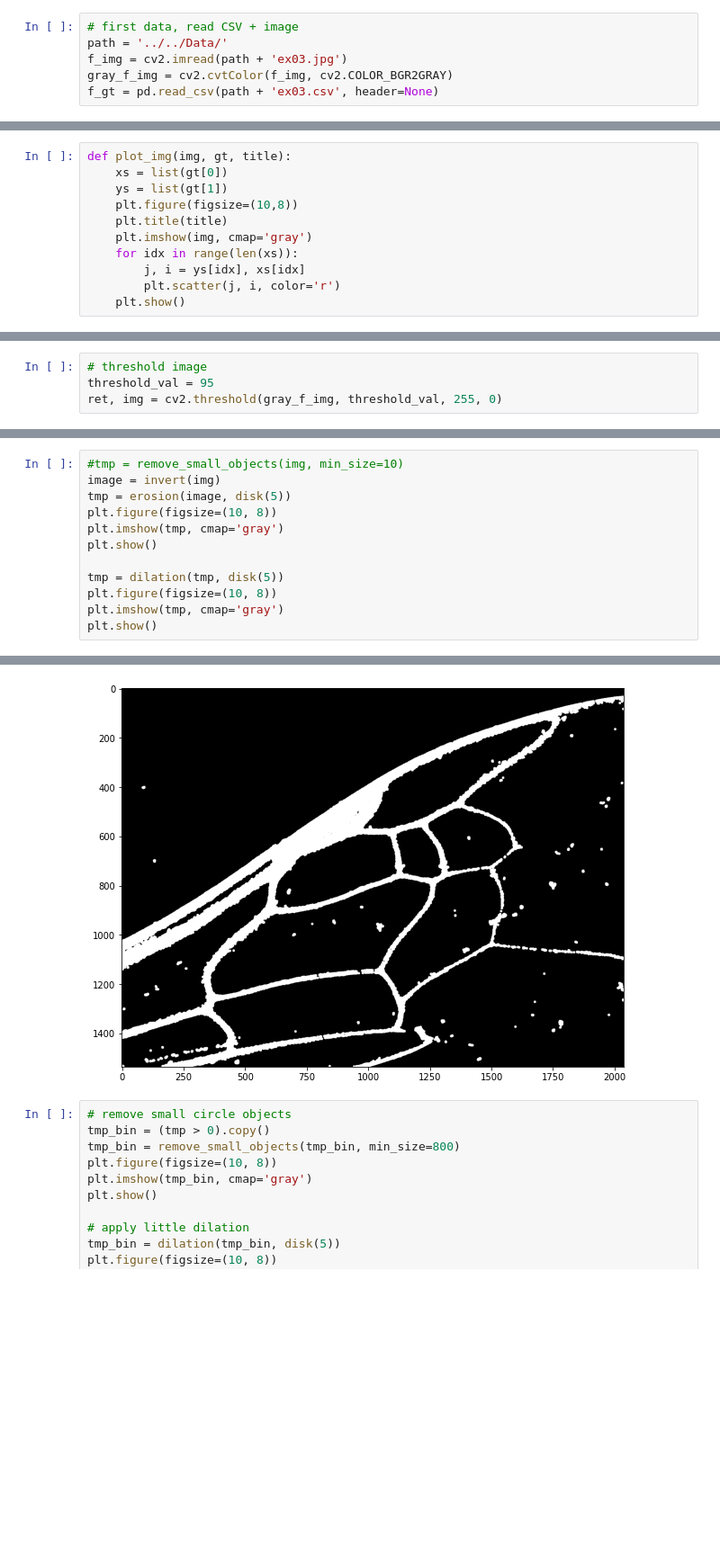
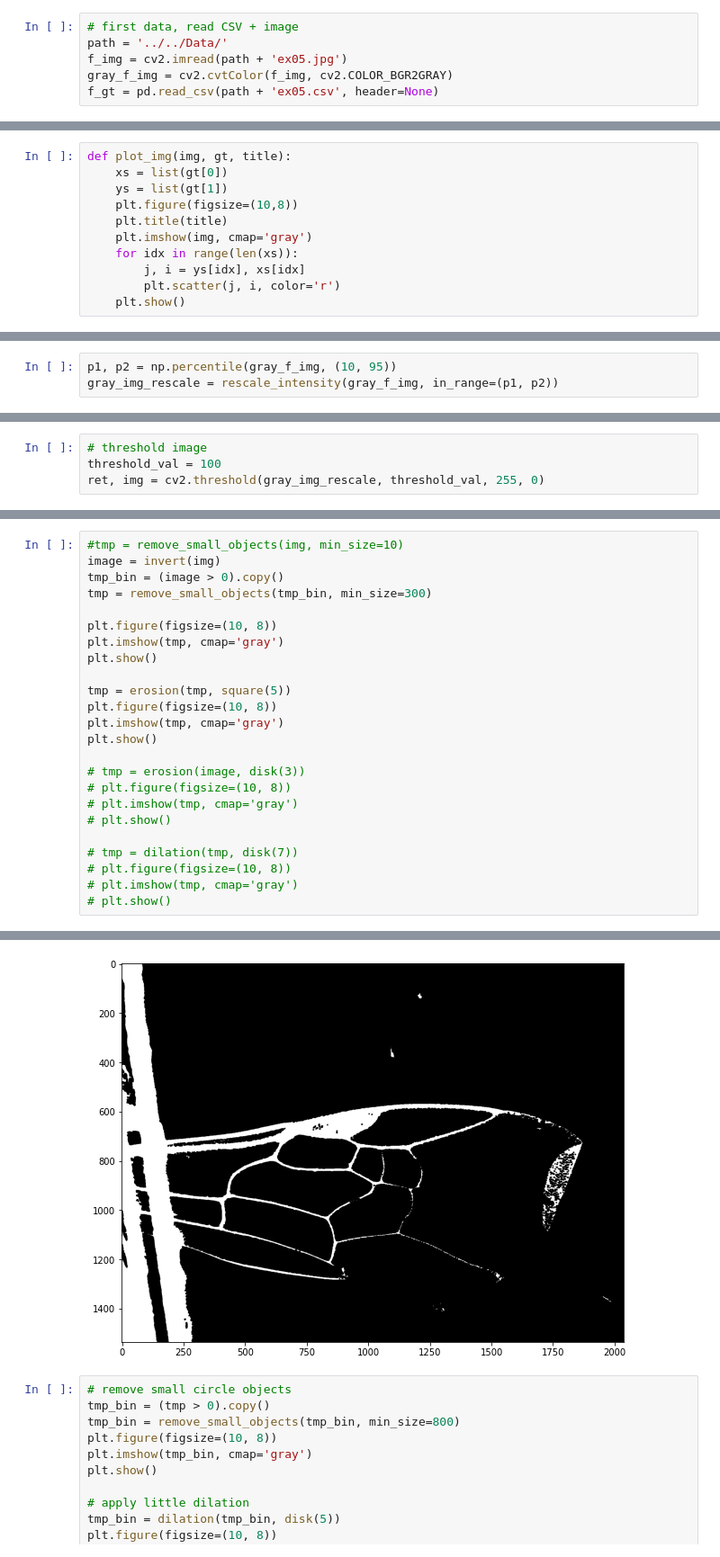
Before and after one commit to drguigui1/bee-wings-venation-matching, a Jupyter notebook: src/tests1.ipynb, the cells around one changed output, grey strips where cells are left out. Shown at 90% size. Drawn from its saved outputs; the diff is of its cells as text; blank space fills up the shorter version.

```diff
--- a/src/tests1.ipynb
+++ b/src/tests1.ipynb
@@ -10,9 +10,9 @@ import scipy.ndimage as ndi
 # %%
 # first data, read CSV + image
 path = '../../Data/'
-f_img = cv2.imread(path + 'ex03.jpg')
+f_img = cv2.imread(path + 'ex05.jpg')
 gray_f_img = cv2.cvtColor(f_img, cv2.COLOR_BGR2GRAY)
-f_gt = pd.read_csv(path + 'ex03.csv', header=None)
+f_gt = pd.read_csv(path + 'ex05.csv', header=None)
 # %%
 f_gt
 # %% [output]
@@ -60,0 +63,3 @@ plot_img(gray_f_img, f_gt, title='')
+# %%
+p1, p2 = np.percentile(gray_f_img, (10, 95))
+gray_img_rescale = rescale_intensity(gray_f_img, in_range=(p1, p2))
@@ -61,7 +72,7 @@ plot_img(gray_f_img, f_gt, title='')
 # %%
 # threshold image
-threshold_val = 95
-ret, img = cv2.threshold(gray_f_img, threshold_val, 255, 0)
+threshold_val = 100
+ret, img = cv2.threshold(gray_img_rescale, threshold_val, 255, 0)
 # %%
 plt.figure(figsize=(10, 8))
 plt.imshow(img, cmap='gray')
@@ -71,13 +82,25 @@ plt.show()
 # %%
 #tmp = remove_small_objects(img, min_size=10)
 image = invert(img)
-tmp = erosion(image, disk(5))
+tmp_bin = (image > 0).copy()
+tmp = remove_small_objects(tmp_bin, min_size=300)
+
 plt.figure(figsize=(10, 8))
 plt.imshow(tmp, cmap='gray')
 plt.show()
 
-tmp = dilation(tmp, disk(5))
+tmp = erosion(tmp, square(5))
 plt.figure(figsize=(10, 8))
 plt.imshow(tmp, cmap='gray')
 plt.show()
+
+# tmp = erosion(image, disk(3))
+# plt.figure(figsize=(10, 8))
+# plt.imshow(tmp, cmap='gray')
+# plt.show()
+
+# tmp = dilation(tmp, disk(7))
+# plt.figure(figsize=(10, 8))
+# plt.imshow(tmp, cmap='gray')
+# plt.show()
 # %% [output]
@@ -85,4 +108,4 @@ plt.show()
-[figure, old version]
+[figure, new version]
 # %%
 # remove small circle objects
 tmp_bin = (tmp > 0).copy()
```
Also changed, not shown: parts of 7 cells of this notebook, 1 other file.
